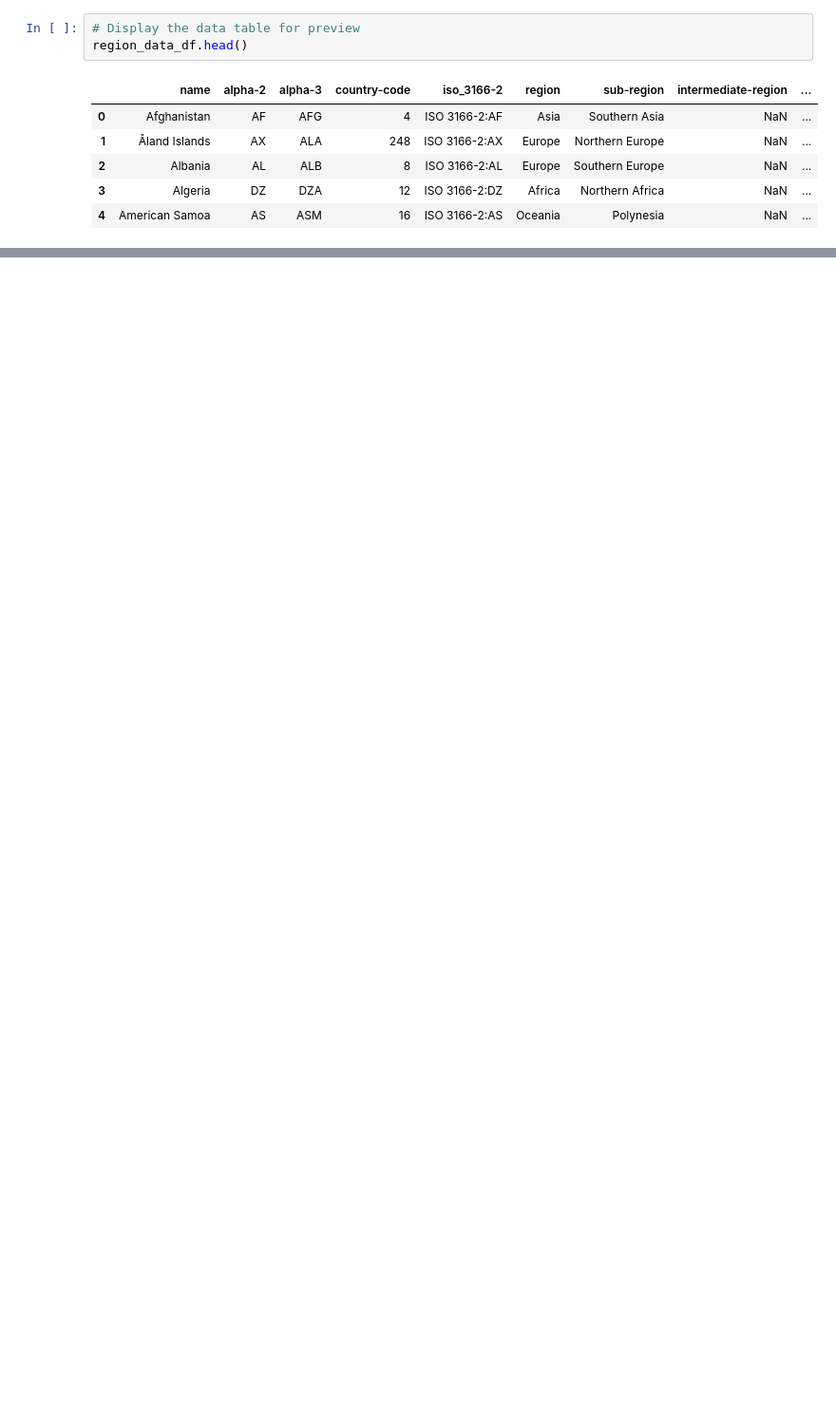
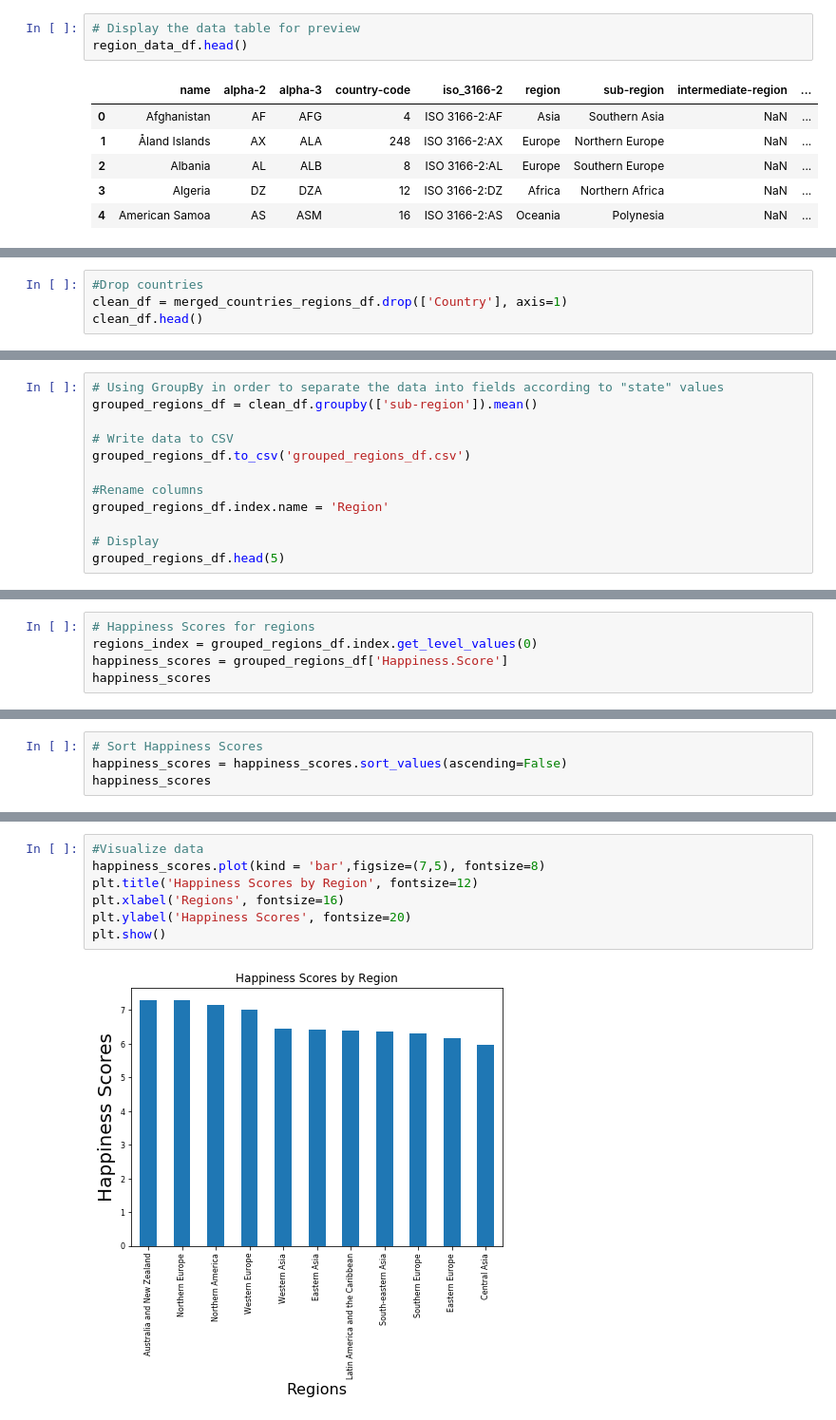
Before and after one commit to JuliaAlsop/An-analysis-of-world-happiness, a Jupyter notebook: Region_Country_Carolina/Carolina_Top_50.ipynb, the cells around one changed output, grey strips where cells are left out. Shown at 95% size. Saved outputs shown, nothing was run; the diff lists cells and outputs as text; blank space fills up the shorter version.

```diff
--- a/Region_Country_Carolina/Carolina_Top_50.ipynb
+++ b/Region_Country_Carolina/Carolina_Top_50.ipynb
@@ -68,3 +76,7 @@ merged_df.head(10)
 | 8 | Sweden | 9 | 7.284 | 7.344095 | 7.223905 | 1.494387 | 1.478162 | ... |
 | 9 | Australia | 10 | 7.284 | 7.356651 | 7.211349 | 1.484415 | 1.510042 | ... |
 10 rows × 23 columns
+# %%
+#Drop countries
+clean_df = merged_countries_regions_df.drop(['Country'], axis=1)
+clean_df.head()
@@ -70,0 +91,12 @@ merged_df.head(10)
+# %%
+# Using GroupBy in order to separate the data into fields according to "state" values
+grouped_regions_df = clean_df.groupby(['sub-region']).mean()
+
+# Write data to CSV
+grouped_regions_df.to_csv('grouped_regions_df.csv')
+
+#Rename columns
+grouped_regions_df.index.name = 'Region'
+
+# Display
+grouped_regions_df.head(5)
@@ -70,0 +113,5 @@ merged_df.head(10)
+# %%
+# Happiness Scores for regions
+regions_index = grouped_regions_df.index.get_level_values(0)
+happiness_scores = grouped_regions_df['Happiness.Score']
+happiness_scores
@@ -70,0 +132,4 @@ merged_df.head(10)
+# %%
+# Sort Happiness Scores
+happiness_scores = happiness_scores.sort_values(ascending=False)
+happiness_scores
@@ -70,0 +150,9 @@ merged_df.head(10)
+# %%
+#Visualize data
+happiness_scores.plot(kind = 'bar',figsize=(7,5), fontsize=8)
+plt.title('Happiness Scores by Region', fontsize=12)
+plt.xlabel('Regions', fontsize=16)
+plt.ylabel('Happiness Scores', fontsize=20)
+plt.show()
+# %% [output]
+[figure, added]
```
Also changed, not shown: parts of 10 cells of this notebook, 4 other files.
